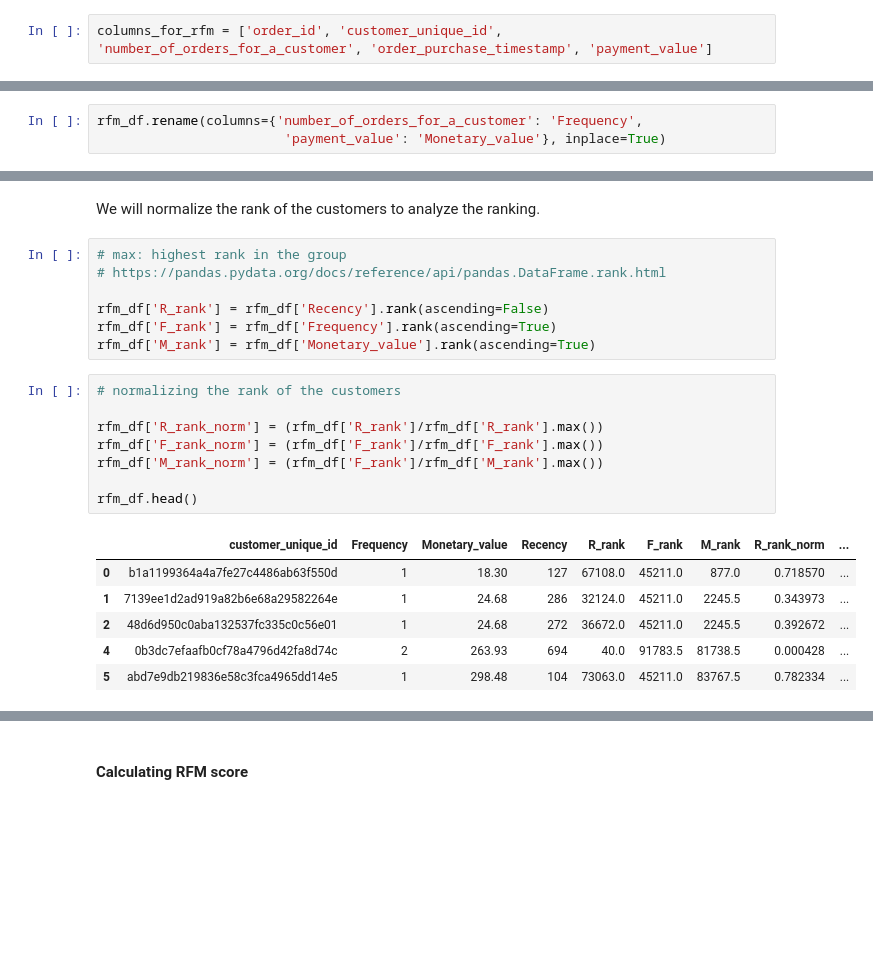
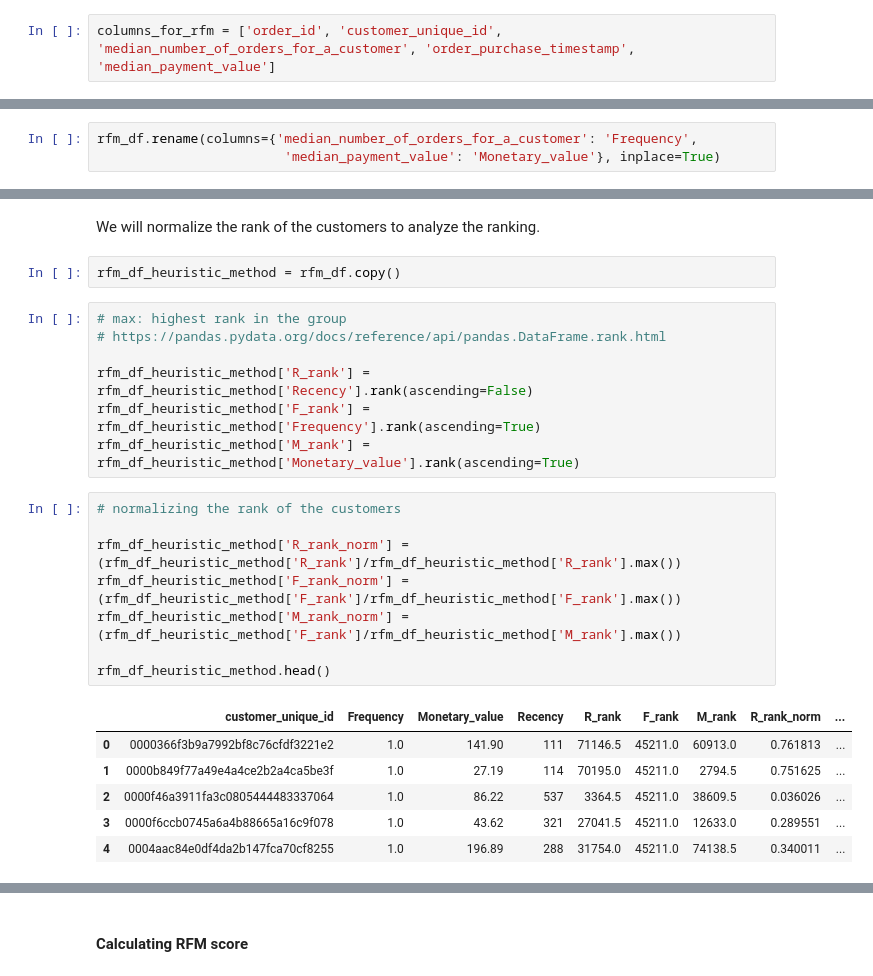
Before and after one commit to MariaDBPerez/clients_segmentation, a Jupyter notebook: project_5.ipynb, the cells around one changed output, grey strips where cells are left out. Cells and saved outputs as stored; diff of their text form; blank space fills up the shorter version.

```diff
--- a/project_5.ipynb
+++ b/project_5.ipynb
@@ -1034,7 +1093,7 @@ rfm_df =  new_df_for_segmentation_analysis.copy()
 # %% [markdown]
 We already have the Frequence, which is the variable 'number_of_orders_for_a_customer'. Now we will compute the number of days that have past from a customer's last order placement. The monetary value is given by the variable 'payment_value'.
 # %%
-columns_for_rfm = ['order_id', 'customer_unique_id', 'number_of_orders_for_a_customer', 'order_purchase_timestamp', 'payment_value']
+columns_for_rfm = ['order_id', 'customer_unique_id', 'median_number_of_orders_for_a_customer', 'order_purchase_timestamp', 'median_payment_value']
 # %%
 rfm_df = rfm_df[columns_for_rfm]
 # %%
@@ -1053,6 +1112,6 @@ rfm_df.head()
 # %%
-rfm_df.rename(columns={'number_of_orders_for_a_customer': 'Frequency',
-                        'payment_value': 'Monetary_value'}, inplace=True)
+rfm_df.rename(columns={'median_number_of_orders_for_a_customer': 'Frequency',
+                        'median_payment_value': 'Monetary_value'}, inplace=True)
 # %%
 rfm_df = rfm_df.drop(columns=['order_id', 'order_purchase_timestamp'])
 rfm_df.head()
@@ -1067,26 +1159,28 @@ rfm_df.head()
 #### Ranking customers based on their Recency, Frequency, and Monetary value
 # %% [markdown]
 We will normalize the rank of the customers to analyze the ranking.
+# %%
+rfm_df_heuristic_method = rfm_df.copy()
 # %%
 # max: highest rank in the group
 # https://pandas.pydata.org/docs/reference/api/pandas.DataFrame.rank.html
 
-rfm_df['R_rank'] = rfm_df['Recency'].rank(ascending=False)
-rfm_df['F_rank'] = rfm_df['Frequency'].rank(ascending=True)
-rfm_df['M_rank'] = rfm_df['Monetary_value'].rank(ascending=True)
+rfm_df_heuristic_method['R_rank'] = rfm_df_heuristic_method['Recency'].rank(ascending=False)
+rfm_df_heuristic_method['F_rank'] = rfm_df_heuristic_method['Frequency'].rank(ascending=True)
+rfm_df_heuristic_method['M_rank'] = rfm_df_heuristic_method['Monetary_value'].rank(ascending=True)
 # %%
 # normalizing the rank of the customers
 
-rfm_df['R_rank_norm'] = (rfm_df['R_rank']/rfm_df['R_rank'].max())
-rfm_df['F_rank_norm'] = (rfm_df['F_rank']/rfm_df['F_rank'].max())
-rfm_df['M_rank_norm'] = (rfm_df['F_rank']/rfm_df['M_rank'].max())
+rfm_df_heuristic_method['R_rank_norm'] = (rfm_df_heuristic_method['R_rank']/rfm_df_heuristic_method['R_rank'].max())
+rfm_df_heuristic_method['F_rank_norm'] = (rfm_df_heuristic_method['F_rank']/rfm_df_heuristic_method['F_rank'].max())
+rfm_df_heuristic_method['M_rank_norm'] = (rfm_df_heuristic_method['F_rank']/rfm_df_heuristic_method['M_rank'].max())
 
-rfm_df.head()
+rfm_df_heuristic_method.head()
 # %% [output]
 |  | customer_unique_id | Frequency | Monetary_value | Recency | R_rank | F_rank | M_rank | R_rank_norm | ... |
-| 0 | b1a1199364a4a7fe27c4486ab63f550d | 1 | 18.30 | 127 | 67108.0 | 45211.0 | 877.0 | 0.718570 | ... |
-| 1 | 7139ee1d2ad919a82b6e68a29582264e | 1 | 24.68 | 286 | 32124.0 | 45211.0 | 2245.5 | 0.343973 | ... |
-| 2 | 48d6d950c0aba132537fc335c0c56e01 | 1 | 24.68 | 272 | 36672.0 | 45211.0 | 2245.5 | 0.392672 | ... |
-| 4 | 0b3dc7efaafb0cf78a4796d42fa8d74c | 2 | 263.93 | 694 | 40.0 | 91783.5 | 81738.5 | 0.000428 | ... |
-| 5 | abd7e9db219836e58c3fca4965dd14e5 | 1 | 298.48 | 104 | 73063.0 | 45211.0 | 83767.5 | 0.782334 | ... |
+| 0 | 0000366f3b9a7992bf8c76cfdf3221e2 | 1.0 | 141.90 | 111 | 71146.5 | 45211.0 | 60913.0 | 0.761813 | ... |
+| 1 | 0000b849f77a49e4a4ce2b2a4ca5be3f | 1.0 | 27.19 | 114 | 70195.0 | 45211.0 | 2794.5 | 0.751625 | ... |
+| 2 | 0000f46a3911fa3c0805444483337064 | 1.0 | 86.22 | 537 | 3364.5 | 45211.0 | 38609.5 | 0.036026 | ... |
+| 3 | 0000f6ccb0745a6a4b88665a16c9f078 | 1.0 | 43.62 | 321 | 27041.5 | 45211.0 | 12633.0 | 0.289551 | ... |
+| 4 | 0004aac84e0df4da2b147fca70cf8255 | 1.0 | 196.89 | 288 | 31754.0 | 45211.0 | 74138.5 | 0.340011 | ... |
 # %%
```
Also changed, not shown: parts of 95 cells of this notebook.
